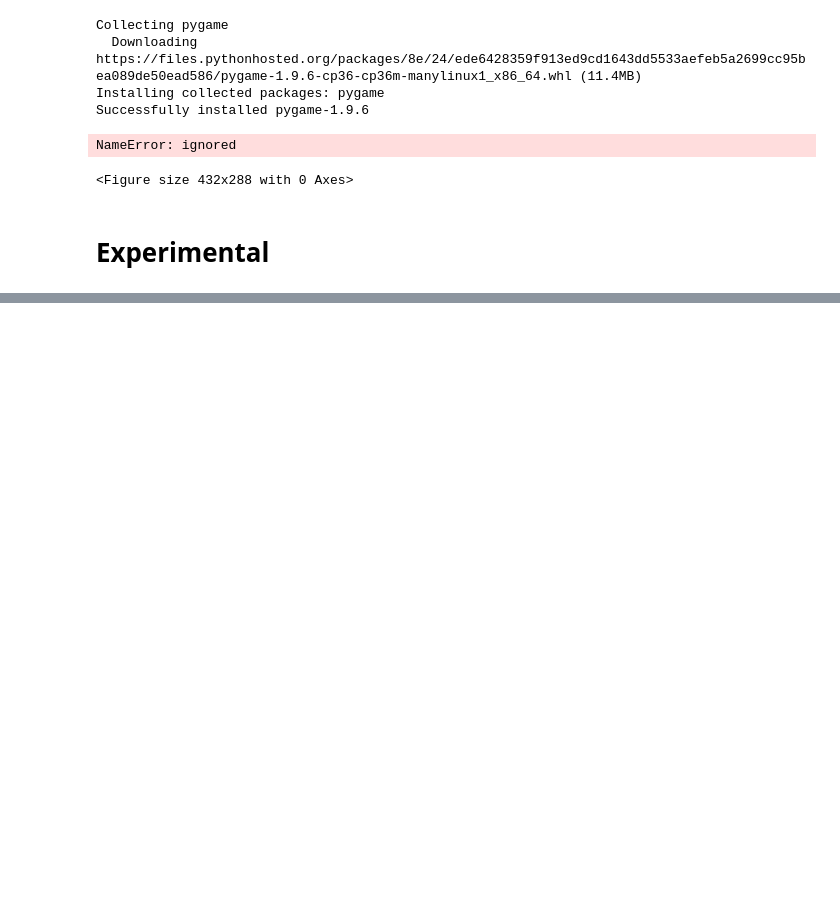
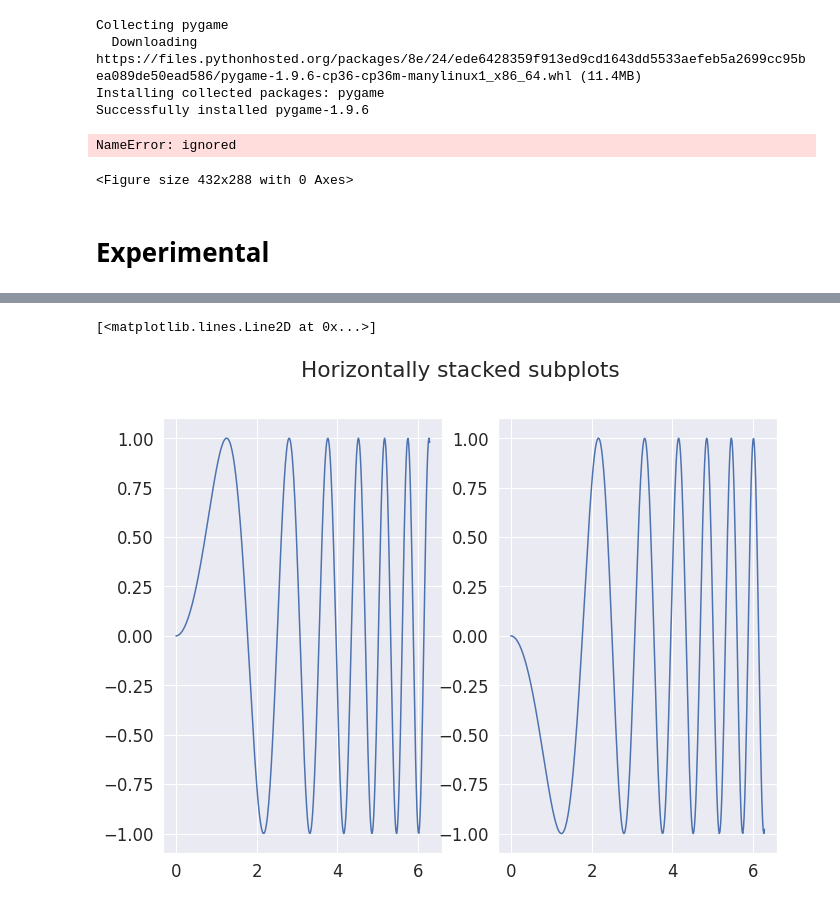
Before and after one commit to viosagara347/mdsim_final, a Jupyter notebook: mdsim_final.ipynb, the cells around one changed output, grey strips where cells are left out. Saved outputs shown, nothing was run; the diff lists cells and outputs as text; code cells hidden in the pictures; blank space fills up the shorter version.

```diff
--- a/mdsim_final.ipynb
+++ b/mdsim_final.ipynb
@@ -347,0 +379,12 @@ NameError: ignored
+# %%
+# Some example data to display
+xii = np.linspace(0, 2 * np.pi, 400)
+yii = np.sin(x ** 2)
+
+fig, (ax1, ax2) = plt.subplots(1, 2)
+fig.suptitle('Horizontally stacked subplots')
+ax1.plot(xii, yii)
+ax2.plot(xii, -yii)
+# %% [output]
+[<matplotlib.lines.Line2D at 0x...>]
+[figure, added]
```
Also changed, not shown: parts of 10 cells of this notebook.
